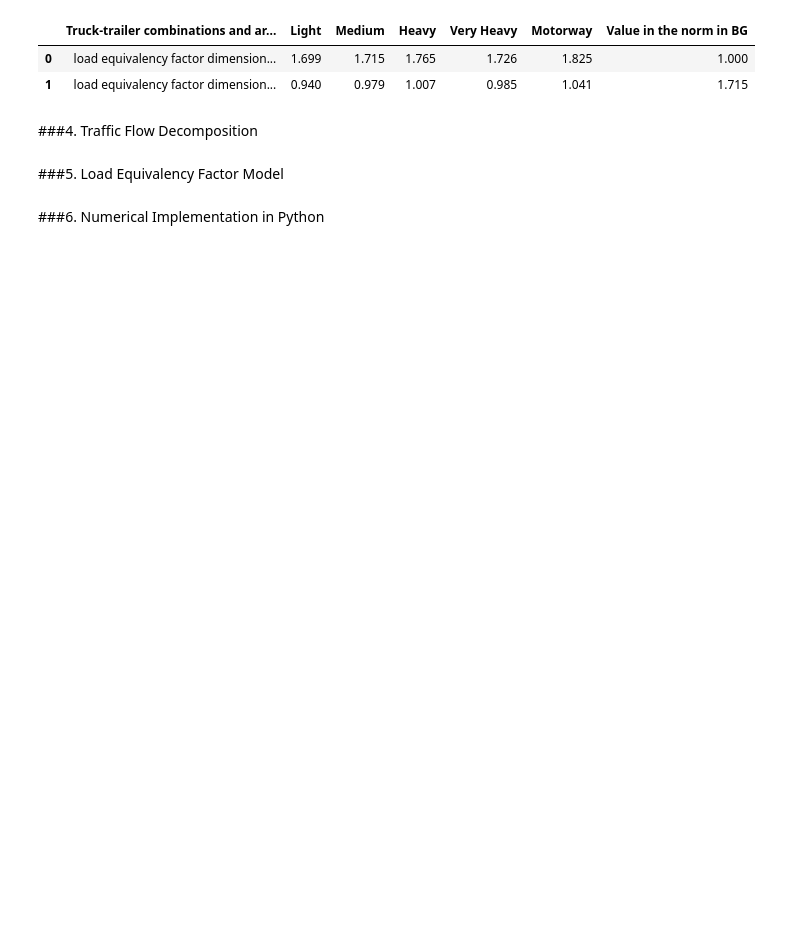
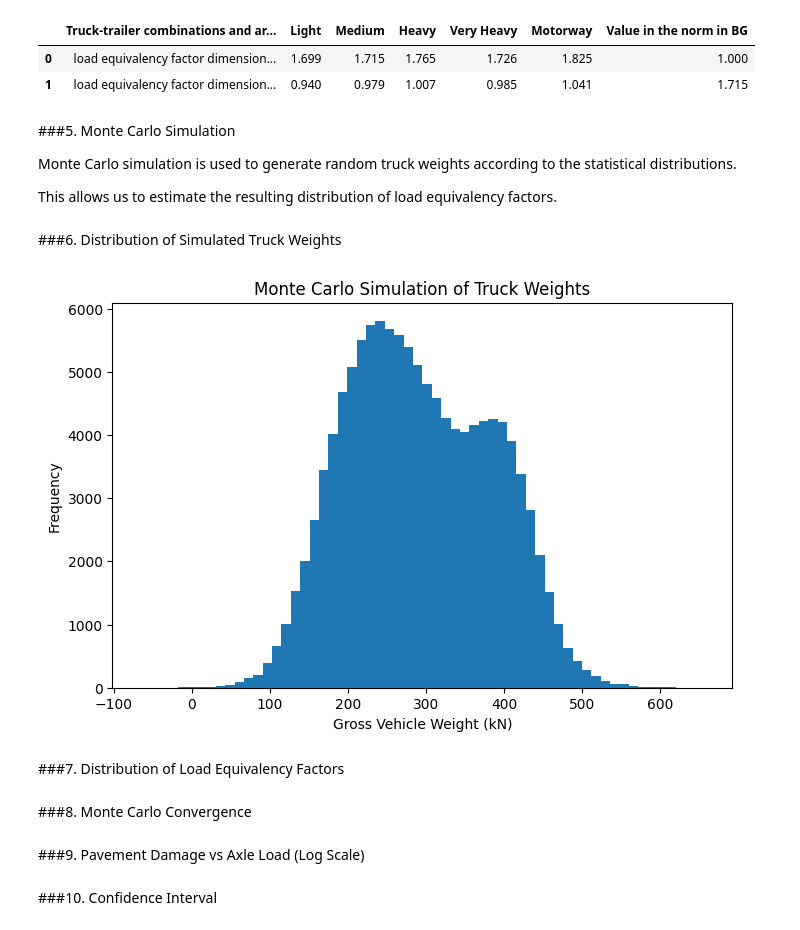
Before and after one commit to borisyotsov/traffic-load-equivalency-model, a Jupyter notebook: notebooks/Final_Project.ipynb, the cells around one changed output. Saved outputs shown, nothing was run; the diff lists cells and outputs as text; code cells hidden in the pictures; blank space fills up the shorter version.

Commit message:
monte carlo simulation

```diff
--- a/notebooks/Final_Project.ipynb
+++ b/notebooks/Final_Project.ipynb
@@ -131,9 +142,9 @@ Table 9: Parameters for determining the total weight of vehicle classes in class
 # %%
 url = "https://github.com/borisyotsov/traffic-load-equivalency-model/raw/refs/heads/main/data/traffic_data.xlsx"
 
-traffic_data = pd.read_excel(url, sheet_name="total_weight")
+traffic_weights = pd.read_excel(url, sheet_name="total_weight")
 
-traffic_data
+traffic_weights
 # %% [output]
 |  | Unnamed: 0 | g1 | μ1 | σ1 | g2 | μ2 | σ2 | N1 | N2 | Total weight [kN] |
 | 0 | FK4-2 | 0.40 | 181.2 | 41.87 | 0.60 | 262.6 | 64.82 | 223.07 | 327.42 | 285.68 |
@@ -186,10 +197,60 @@ traffic_data
 |  | Truck-trailer combinations and ar... | Light | Medium | Heavy | Very Heavy | Motorway | Value in the norm in BG |
 | 0 | load equivalency factor dimension... | 1.699 | 1.715 | 1.765 | 1.726 | 1.825 | 1.000 |
 | 1 | load equivalency factor dimension... | 0.940 | 0.979 | 1.007 | 0.985 | 1.041 | 1.715 |
-# %% [markdown]
-###4. Traffic Flow Decomposition
+# %% [markdown]
+###5. Monte Carlo Simulation
+
+Monte Carlo simulation is used to generate random truck weights according to the statistical distributions.
+
+This allows us to estimate the resulting distribution of load equivalency factors.
+# %%
+num_simulations = 20000
+standard_axle_load = 100
+
+simulated_weights = []
+simulated_lef = []
+
+for _ in range(num_simulations):
+
+    for index, row in traffic_weights.iterrows():
+
+        g1 = row["g1"]
+        mu1 = row["μ1"]
+        sigma1 = row["σ1"]
+
+        g2 = row["g2"]
+        mu2 = row["μ2"]
+        sigma2 = row["σ2"]
+
+        if np.random.rand() < g1:
+            gw = np.random.normal(mu1, sigma1)
+        else:
+            gw = np.random.normal(mu2, sigma2)
+
+        simulated_weights.append(gw)
+
+        lef = (gw / standard_axle_load) ** 4
+        simulated_lef.append(lef)
+# %% [markdown]
+###6. Distribution of Simulated Truck Weights
+# %%
+plt.figure(figsize=(8,5))
+
+plt.hist(simulated_weights, bins=60)
+
+plt.xlabel("Gross Vehicle Weight (kN)")
+plt.ylabel("Frequency")
+plt.title("Monte Carlo Simulation of Truck Weights")
+
+plt.show()
+# %% [output]
+[figure, added]
 # %% [markdown]
-###5. Load Equivalency Factor Model
+###7. Distribution of Load Equivalency Factors
-# %% [markdown]
-###6. Numerical Implementation in Python
+# %% [markdown]
+###8. Monte Carlo Convergence
+# %% [markdown]
+###9. Pavement Damage vs Axle Load (Log Scale)
+# %% [markdown]
+###10. Confidence Interval
 # %% [markdown]
```
Also changed, not shown: parts of 19 cells of this notebook.
